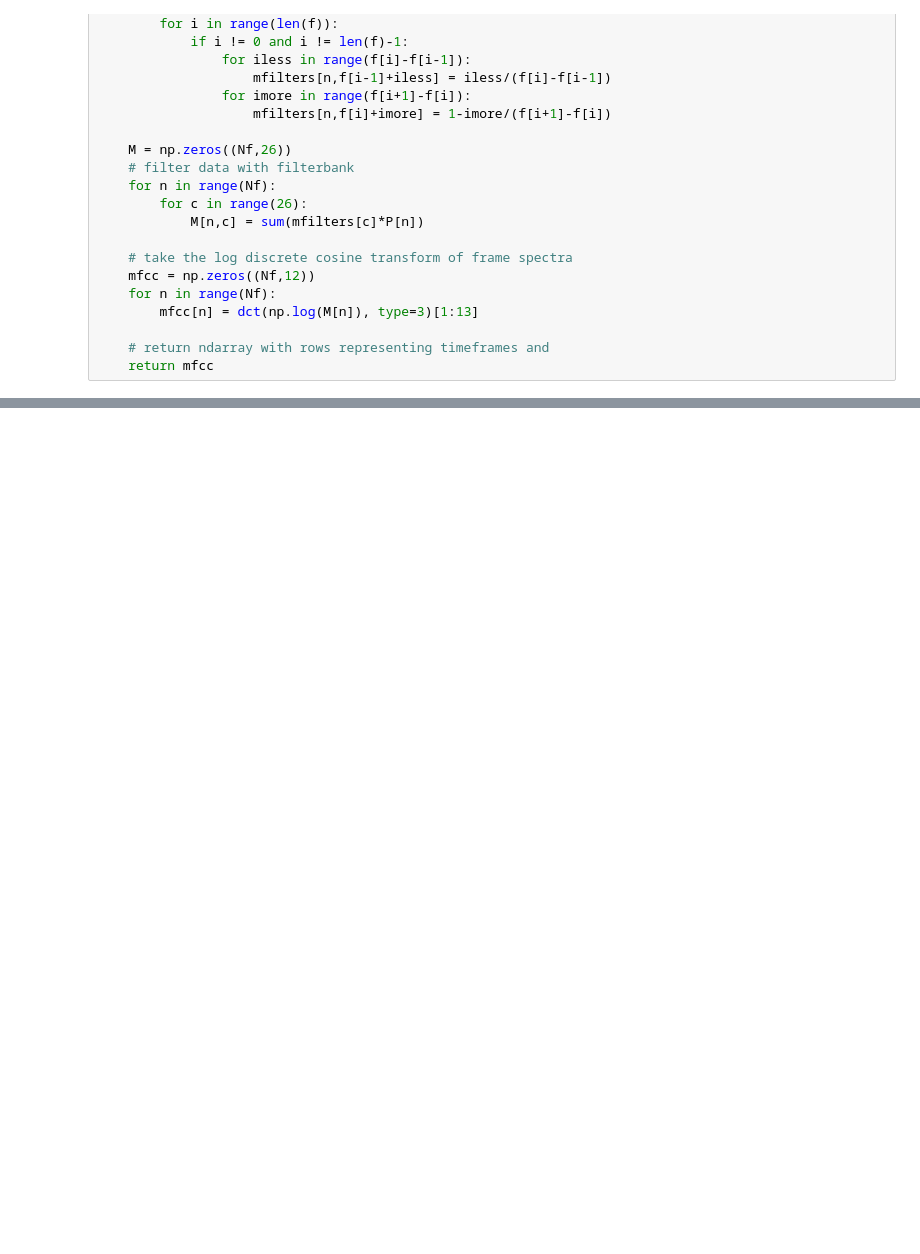
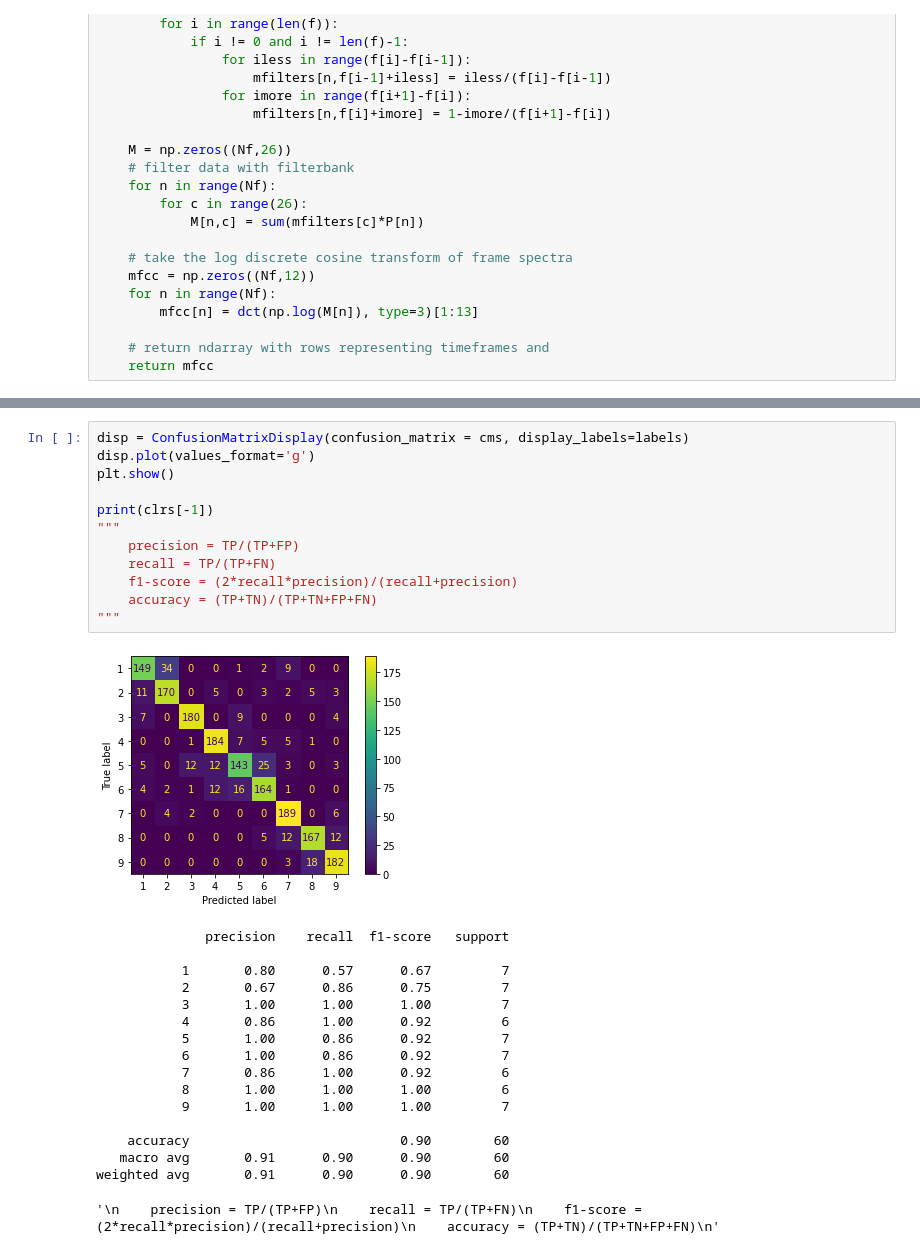
Before and after one commit to alluvm/speech_processing, a Jupyter notebook: processing.ipynb, the cells around one changed output, grey strips where cells are left out. Drawn from its saved outputs; the diff is of its cells as text; blank space fills up the shorter version.

```diff
--- a/processing.ipynb
+++ b/processing.ipynb
@@ -248,0 +258,30 @@ plt.show()
+# %%
+disp = ConfusionMatrixDisplay(confusion_matrix = cms, display_labels=labels)
+disp.plot(values_format='g')
+plt.show()
+
+print(clrs[-1])
+"""
+    precision = TP/(TP+FP)
+    recall = TP/(TP+FN)
+    f1-score = (2*recall*precision)/(recall+precision)
+    accuracy = (TP+TN)/(TP+TN+FP+FN)
+"""
+# %% [output]
+[figure, added]
+              precision    recall  f1-score   support
+
+           1       0.80      0.57      0.67         7
+           2       0.67      0.86      0.75         7
+           3       1.00      1.00      1.00         7
+           4       0.86      1.00      0.92         6
+           5       1.00      0.86      0.92         7
+           6       1.00      0.86      0.92         7
+           7       0.86      1.00      0.92         6
+           8       1.00      1.00      1.00         6
+           9       1.00      1.00      1.00         7
+
+    accuracy                           0.90        60
+   macro avg       0.91      0.90      0.90        60
+weighted avg       0.91      0.90      0.90        60
+'\n    precision = TP/(TP+FP)\n    recall = TP/(TP+FN)\n    f1-score = (2*recall*precision)/(recall+precision)\n    accuracy = (TP+TN)/(TP+TN+FP+FN)\n'
```
Also changed, not shown: parts of 5 cells of this notebook, 4 other files.
